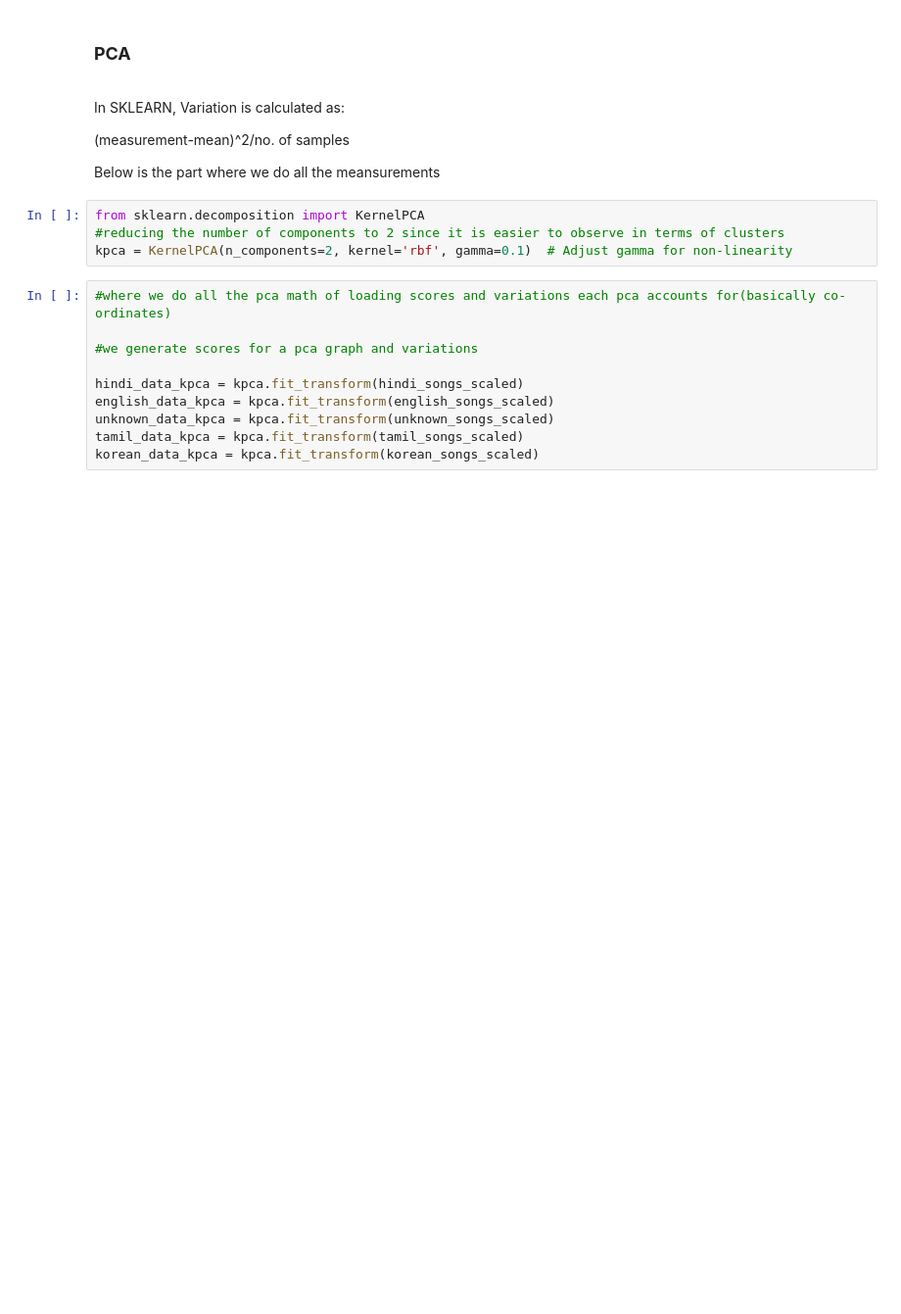
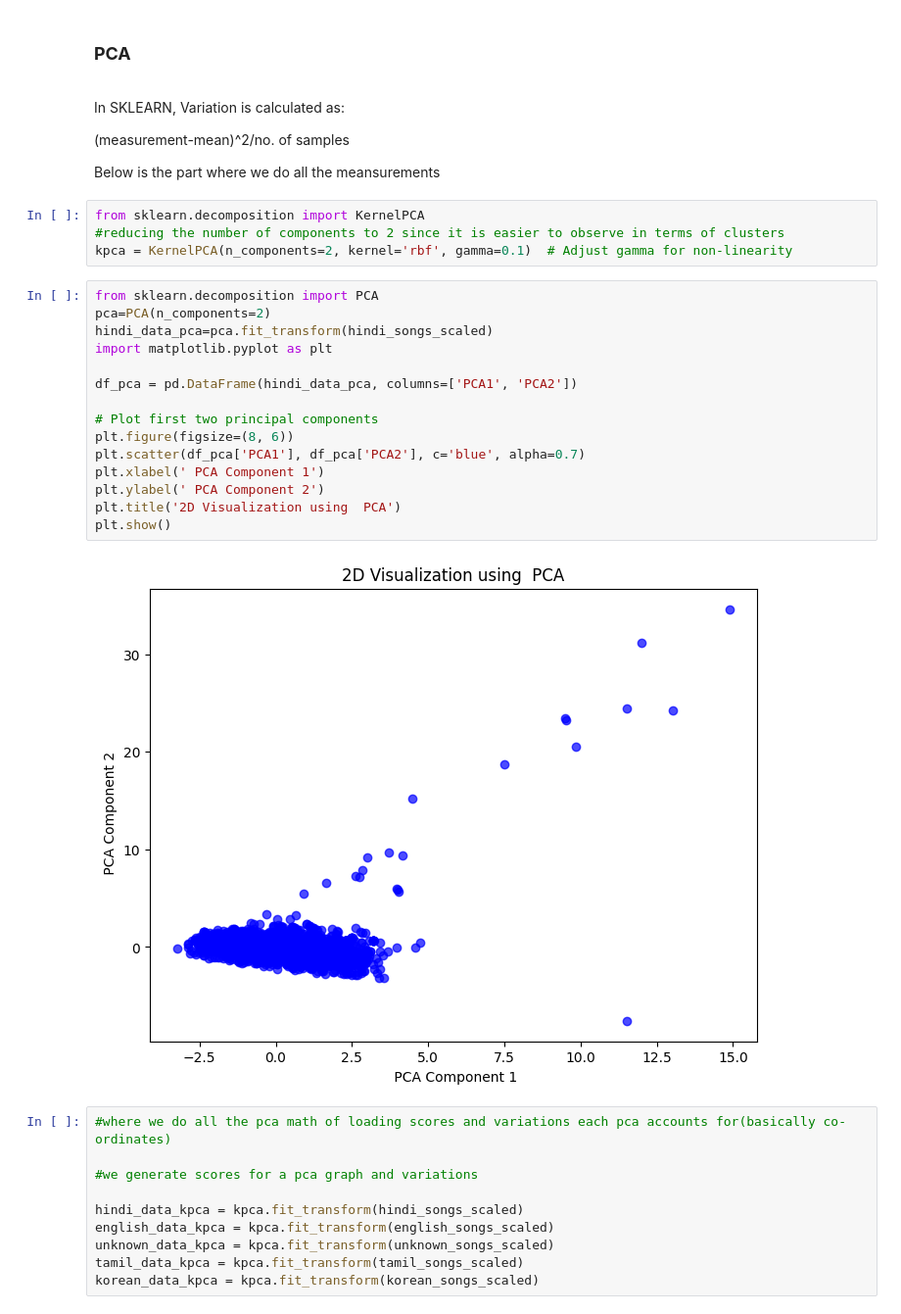
Before and after one commit to philnumpy/PRML-PROJECT, a Jupyter notebook: ProjectCode.ipynb, the cells around one changed output. Shown at 98% size. Cells and saved outputs as stored; diff of their text form; blank space fills up the shorter version.

```diff
--- a/ProjectCode.ipynb
+++ b/ProjectCode.ipynb
@@ -337,6 +337,23 @@ Below is the part where we do all the meansurements
 from sklearn.decomposition import KernelPCA
 #reducing the number of components to 2 since it is easier to observe in terms of clusters
 kpca = KernelPCA(n_components=2, kernel='rbf', gamma=0.1)  # Adjust gamma for non-linearity
+# %%
+from sklearn.decomposition import PCA
+pca=PCA(n_components=2)
+hindi_data_pca=pca.fit_transform(hindi_songs_scaled)
+import matplotlib.pyplot as plt
+
+df_pca = pd.DataFrame(hindi_data_pca, columns=['PCA1', 'PCA2'])
+
+# Plot first two principal components
+plt.figure(figsize=(8, 6))
+plt.scatter(df_pca['PCA1'], df_pca['PCA2'], c='blue', alpha=0.7)
+plt.xlabel(' PCA Component 1')
+plt.ylabel(' PCA Component 2')
+plt.title('2D Visualization using  PCA')
+plt.show()
+# %% [output]
+[figure, added]
 # %%
 #where we do all the pca math of loading scores and variations each pca accounts for(basically co-ordinates)
 
```
Also changed, not shown: parts of 3 cells of this notebook.
